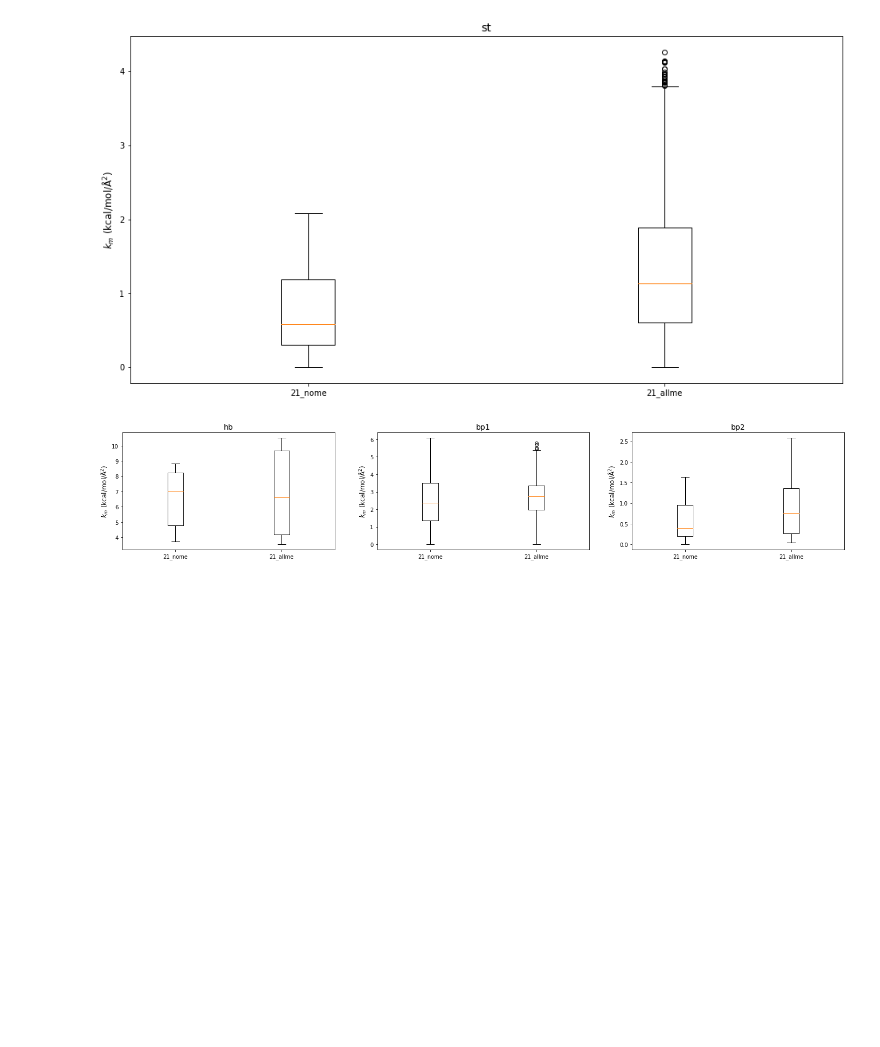
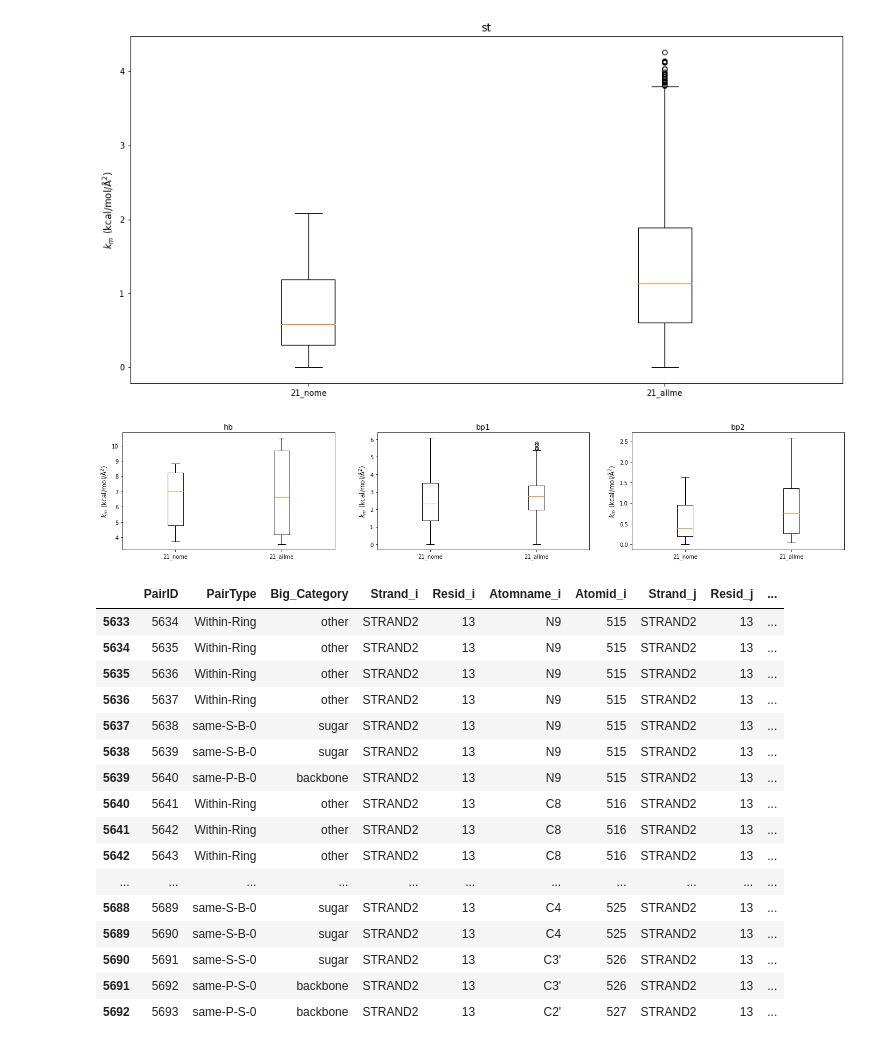
Before and after one commit to alayah2626517/enmspring, a Jupyter notebook: notebooks/boxplot_k_b0.ipynb, the cells around one changed output. Drawn from its saved outputs; the diff is of its cells as text; code cells hidden in the pictures; blank space fills up the shorter version.

```diff
--- a/notebooks/boxplot_k_b0.ipynb
+++ b/notebooks/boxplot_k_b0.ipynb
@@ -85,3 +92,31 @@ plt.savefig(f'{category}_{key}.png', dpi=150)
 plt.show()
 # %% [output]
 [figure]
+# %%
+df_nome = pd.read_csv('/Users/alayah361/fluctmatch/enm/cg_13/nome/bdna+bdna/pd_dfs/pairtypes_k_b0_cutoff_4.70.csv')
+df_me1 = pd.read_csv('/Users/alayah361/fluctmatch/enm/cg_13/me1/bdna+bdna/pd_dfs/pairtypes_k_b0_cutoff_4.70.csv')
+df_me2 = pd.read_csv('/Users/alayah361/fluctmatch/enm/cg_13/me2/bdna+bdna/pd_dfs/pairtypes_k_b0_cutoff_4.70.csv')
+df_me3 = pd.read_csv('/Users/alayah361/fluctmatch/enm/cg_13/me3/bdna+bdna/pd_dfs/pairtypes_k_b0_cutoff_4.70.csv')
+df_me12 = pd.read_csv('/Users/alayah361/fluctmatch/enm/cg_13/me12/bdna+bdna/pd_dfs/pairtypes_k_b0_cutoff_4.70.csv')
+df_me23 = pd.read_csv('/Users/alayah361/fluctmatch/enm/cg_13/me23/bdna+bdna/pd_dfs/pairtypes_k_b0_cutoff_4.70.csv')
+df_me123 = pd.read_csv('/Users/alayah361/fluctmatch/enm/cg_13/me123/bdna+bdna/pd_dfs/pairtypes_k_b0_cutoff_4.70.csv')
+# %%
+df_me1.tail(60)
+# %% [output]
+|  | PairID | PairType | Big_Category | Strand_i | Resid_i | Atomname_i | Atomid_i | Strand_j | Resid_j | ... |
+| 5633 | 5634 | Within-Ring | other | STRAND2 | 13 | N9 | 515 | STRAND2 | 13 | ... |
+| 5634 | 5635 | Within-Ring | other | STRAND2 | 13 | N9 | 515 | STRAND2 | 13 | ... |
+| 5635 | 5636 | Within-Ring | other | STRAND2 | 13 | N9 | 515 | STRAND2 | 13 | ... |
+| 5636 | 5637 | Within-Ring | other | STRAND2 | 13 | N9 | 515 | STRAND2 | 13 | ... |
+| 5637 | 5638 | same-S-B-0 | sugar | STRAND2 | 13 | N9 | 515 | STRAND2 | 13 | ... |
+| 5638 | 5639 | same-S-B-0 | sugar | STRAND2 | 13 | N9 | 515 | STRAND2 | 13 | ... |
+| 5639 | 5640 | same-P-B-0 | backbone | STRAND2 | 13 | N9 | 515 | STRAND2 | 13 | ... |
+| 5640 | 5641 | Within-Ring | other | STRAND2 | 13 | C8 | 516 | STRAND2 | 13 | ... |
+| 5641 | 5642 | Within-Ring | other | STRAND2 | 13 | C8 | 516 | STRAND2 | 13 | ... |
+| 5642 | 5643 | Within-Ring | other | STRAND2 | 13 | C8 | 516 | STRAND2 | 13 | ... |
+| ... | ... | ... | ... | ... | ... | ... | ... | ... | ... | ... |
+| 5688 | 5689 | same-S-B-0 | sugar | STRAND2 | 13 | C4 | 525 | STRAND2 | 13 | ... |
+| 5689 | 5690 | same-S-B-0 | sugar | STRAND2 | 13 | C4 | 525 | STRAND2 | 13 | ... |
+| 5690 | 5691 | same-S-S-0 | sugar | STRAND2 | 13 | C3' | 526 | STRAND2 | 13 | ... |
+| 5691 | 5692 | same-P-S-0 | backbone | STRAND2 | 13 | C3' | 526 | STRAND2 | 13 | ... |
+| 5692 | 5693 | same-P-S-0 | backbone | STRAND2 | 13 | C2' | 527 | STRAND2 | 13 | ... |
```
Also changed, not shown: parts of 5 cells of this notebook, 5 other files.
